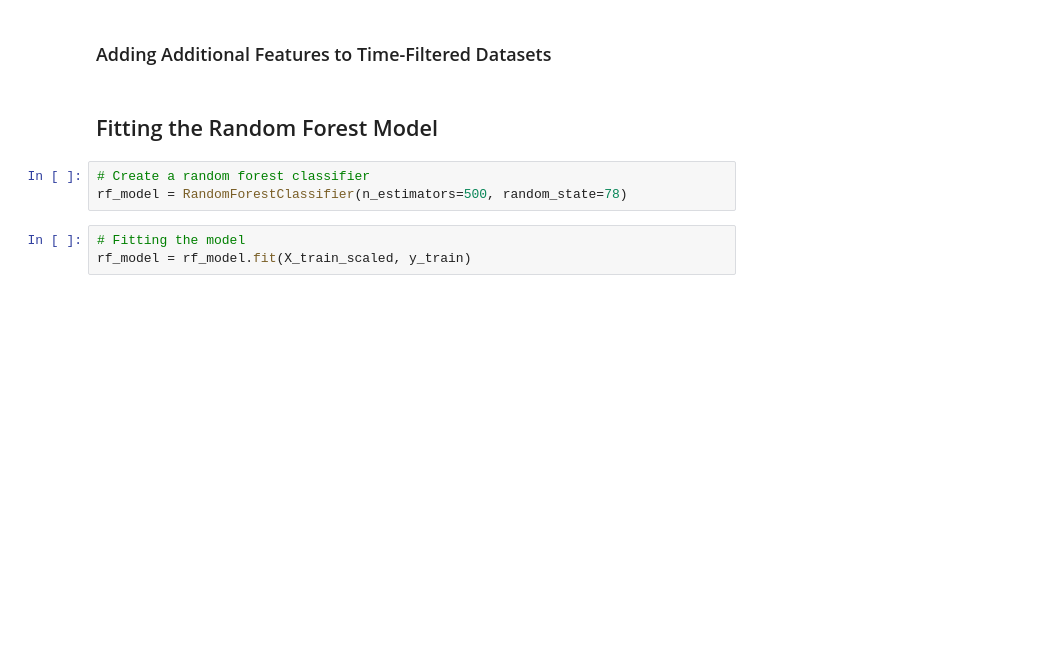
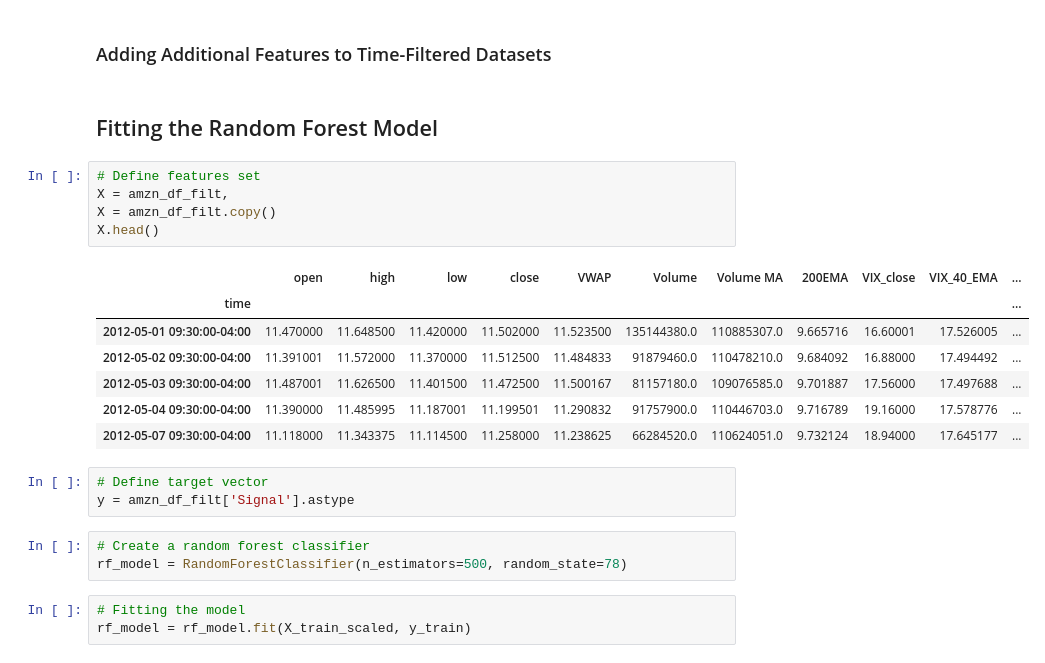
Before and after one commit to mattgifs/Project2, a Jupyter notebook: 04_random_forestsww.ipynb, the cells around one changed output. Drawn from its saved outputs; the diff is of its cells as text; blank space fills up the shorter version.

```diff
--- a/04_random_forestsww.ipynb
+++ b/04_random_forestsww.ipynb
@@ -206,6 +295,22 @@ X_test_scaled = X_scaler.transform(X_test)
 ### Adding Additional Features to Time-Filtered Datasets
 # %% [markdown]
 ## Fitting the Random Forest Model
+# %%
+# Define features set
+X = amzn_df_filt,
+X = amzn_df_filt.copy()
+X.head()
+# %% [output]
+|  | open | high | low | close | VWAP | Volume | Volume MA | 200EMA | VIX_close | VIX_40_EMA | ... |
+| time |  |  |  |  |  |  |  |  |  |  | ... |
+| 2012-05-01 09:30:00-04:00 | 11.470000 | 11.648500 | 11.420000 | 11.502000 | 11.523500 | 135144380.0 | 110885307.0 | 9.665716 | 16.60001 | 17.526005 | ... |
+| 2012-05-02 09:30:00-04:00 | 11.391001 | 11.572000 | 11.370000 | 11.512500 | 11.484833 | 91879460.0 | 110478210.0 | 9.684092 | 16.88000 | 17.494492 | ... |
+| 2012-05-03 09:30:00-04:00 | 11.487001 | 11.626500 | 11.401500 | 11.472500 | 11.500167 | 81157180.0 | 109076585.0 | 9.701887 | 17.56000 | 17.497688 | ... |
+| 2012-05-04 09:30:00-04:00 | 11.390000 | 11.485995 | 11.187001 | 11.199501 | 11.290832 | 91757900.0 | 110446703.0 | 9.716789 | 19.16000 | 17.578776 | ... |
+| 2012-05-07 09:30:00-04:00 | 11.118000 | 11.343375 | 11.114500 | 11.258000 | 11.238625 | 66284520.0 | 110624051.0 | 9.732124 | 18.94000 | 17.645177 | ... |
+# %%
+# Define target vector
+y = amzn_df_filt['Signal'].astype
 # %%
 # Create a random forest classifier
 rf_model = RandomForestClassifier(n_estimators=500, random_state=78)
```
Also changed, not shown: parts of 17 cells of this notebook.
